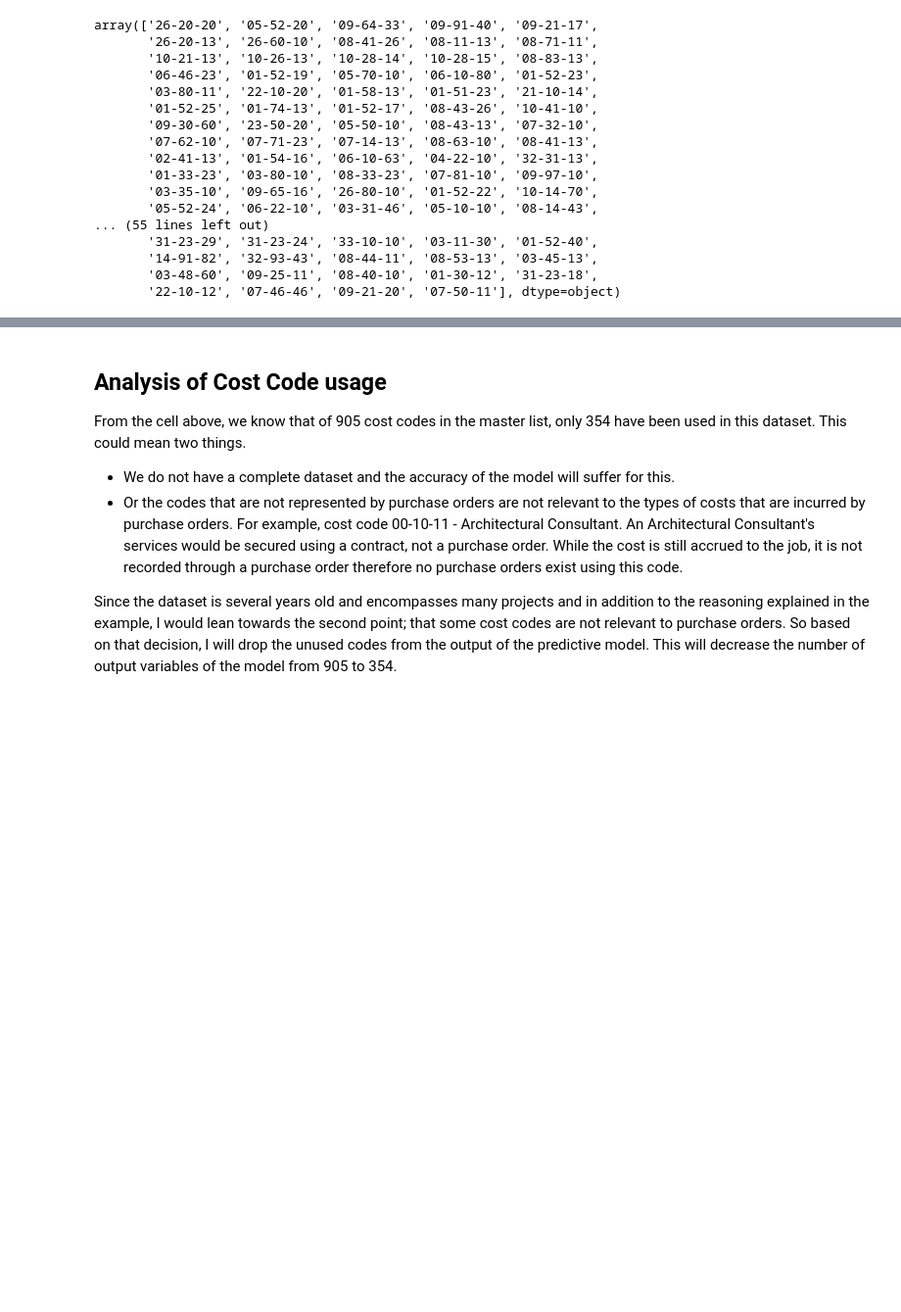
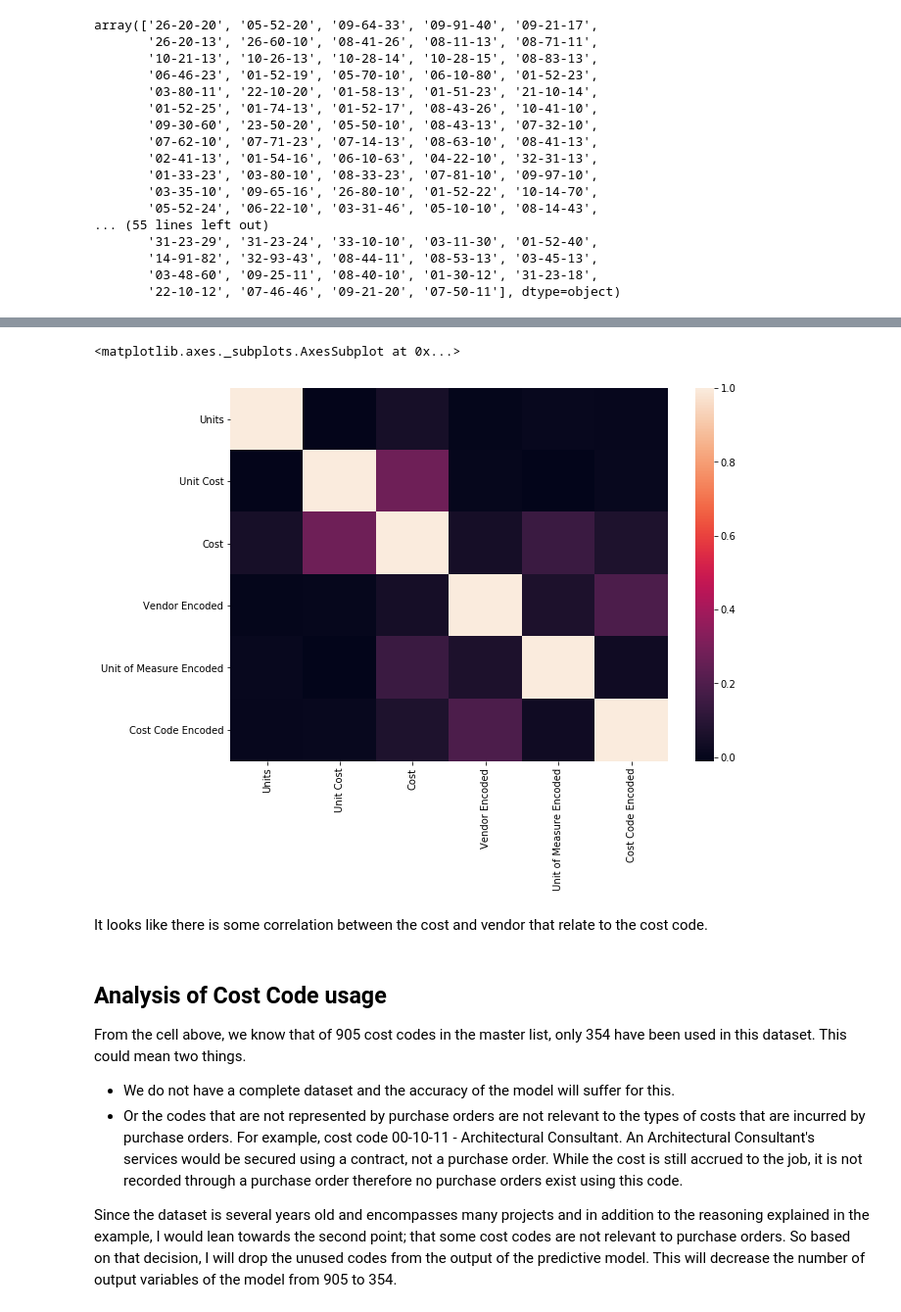
Before and after one commit to Daniel-M-Kelly/Udacity-MLND-Project, a Jupyter notebook: PO_Dataset_Exploration.ipynb, the cells around one changed output, grey strips where cells are left out. Shown at 98% size. Saved outputs shown, nothing was run; the diff lists cells and outputs as text; code cells hidden in the pictures; blank space fills up the shorter version.

```diff
--- a/PO_Dataset_Exploration.ipynb
+++ b/PO_Dataset_Exploration.ipynb
@@ -130,0 +133,3 @@ array(['26-20-20', '05-52-20', '09-64-33', '09-91-40', '09-21-17',
+# %%
+df_corr = df[['Vendor',
+       'Unit of Measure', 'Units', 'Unit Cost', 'Cost', 'Cost Code']]
@@ -130,0 +146,4 @@ array(['26-20-20', '05-52-20', '09-64-33', '09-91-40', '09-21-17',
+# %%
+df_corr['Vendor Encoded'] = LabelEncoder().fit_transform(df_corr['Vendor'])
+df_corr['Unit of Measure Encoded'] = LabelEncoder().fit_transform(df_corr['Unit of Measure'])
+df_corr['Cost Code Encoded'] = LabelEncoder().fit_transform(df_corr['Cost Code'])
@@ -130,0 +166,3 @@ array(['26-20-20', '05-52-20', '09-64-33', '09-91-40', '09-21-17',
+# %%
+df_corr.drop(['Vendor','Unit of Measure','Cost Code'],axis=1,inplace=True)
+df_corr.dtypes
@@ -131,3 +181,11 @@ array(['26-20-20', '05-52-20', '09-64-33', '09-91-40', '09-21-17',
+# %%
+plt.figure(figsize = (10,7))
+sns.heatmap(df_corr.corr())
+# %% [output]
+<matplotlib.axes._subplots.AxesSubplot at 0x...>
+[figure, added]
+# %% [markdown]
+It looks like there is some correlation between the cost and vendor that relate to the cost code.
 # %% [markdown]
 ## Analysis of Cost Code usage
 
```
Also changed, not shown: parts of 11 cells of this notebook.
